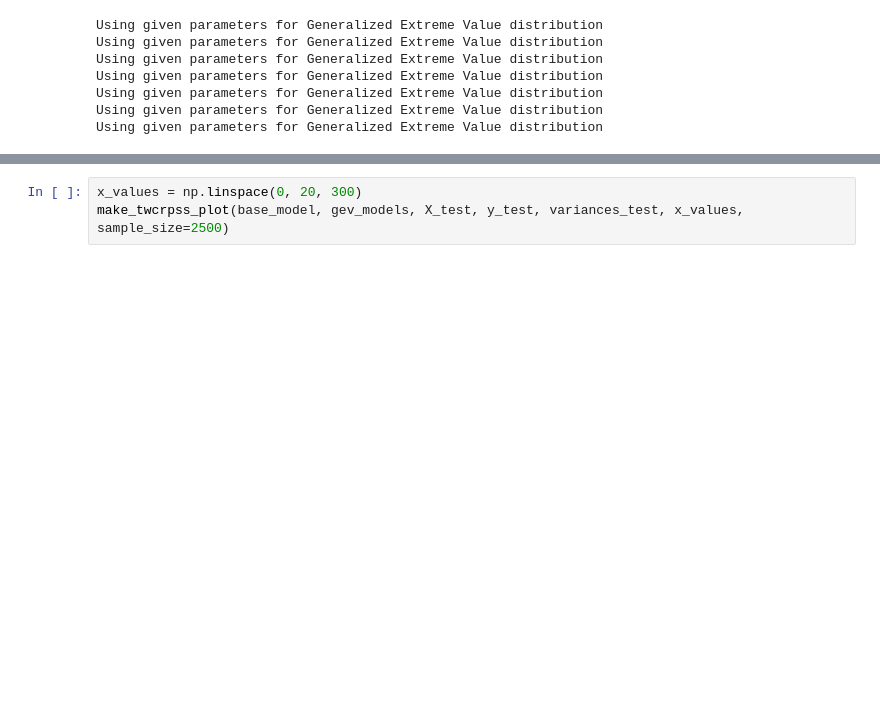
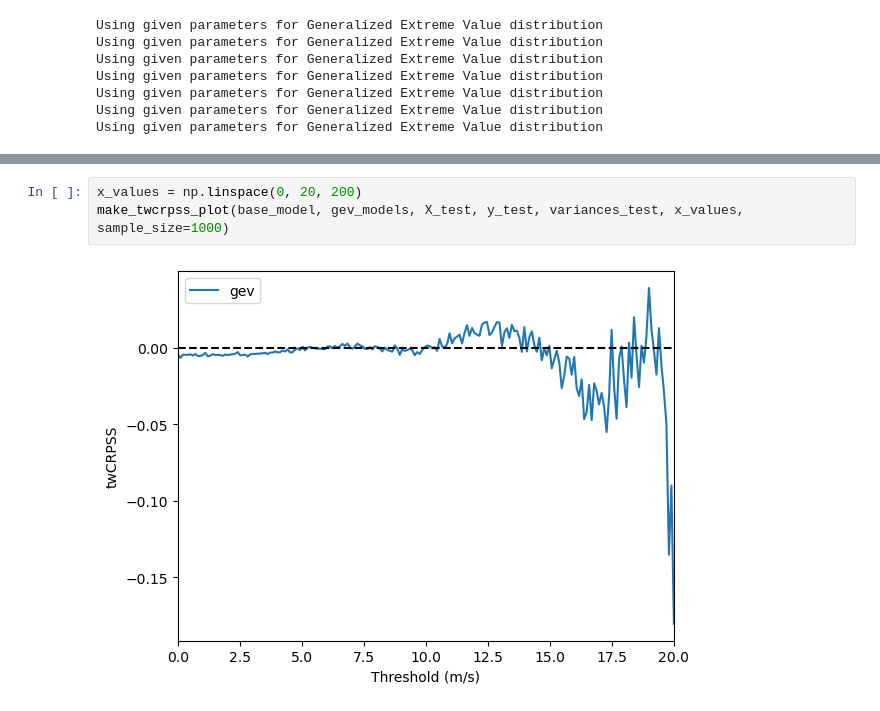
Before and after one commit to SimonHakvoort/thesiscode, a Jupyter notebook: src/emos_results/gev.ipynb, the cells around one changed output, grey strips where cells are left out. Cells and saved outputs as stored; diff of their text form; blank space fills up the shorter version.

```diff
--- a/src/emos_results/gev.ipynb
+++ b/src/emos_results/gev.ipynb
@@ -110,4 +117,6 @@ make_cpit_diagram_emos(cdf_models, X_test, y_test, variances_test, t=t)
 # %%
-x_values = np.linspace(0, 20, 300)
-make_twcrpss_plot(base_model, gev_models, X_test, y_test, variances_test, x_values, sample_size=2500)
+x_values = np.linspace(0, 20, 200)
+make_twcrpss_plot(base_model, gev_models, X_test, y_test, variances_test, x_values, sample_size=1000)
+# %% [output]
+[figure, added]
 # %%
```
Also changed, not shown: parts of 8 cells of this notebook, 8 other files.
